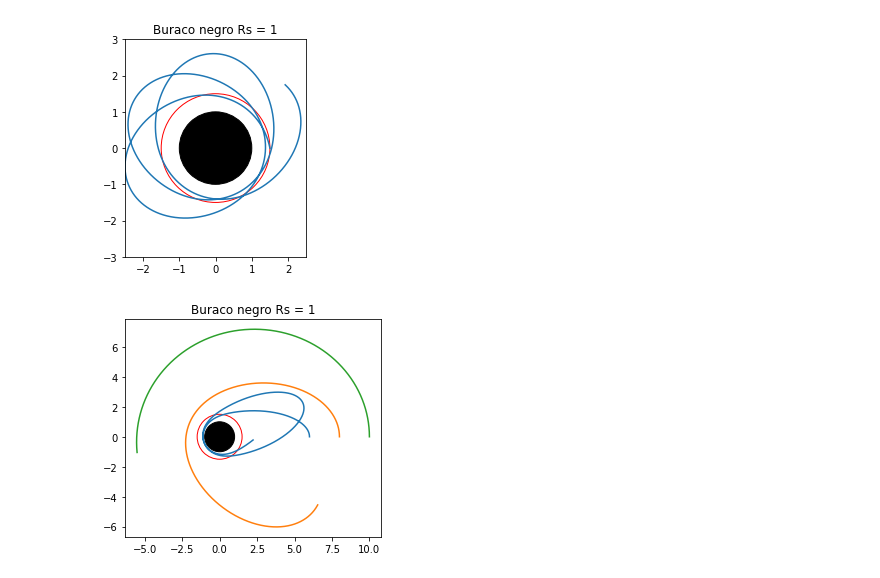
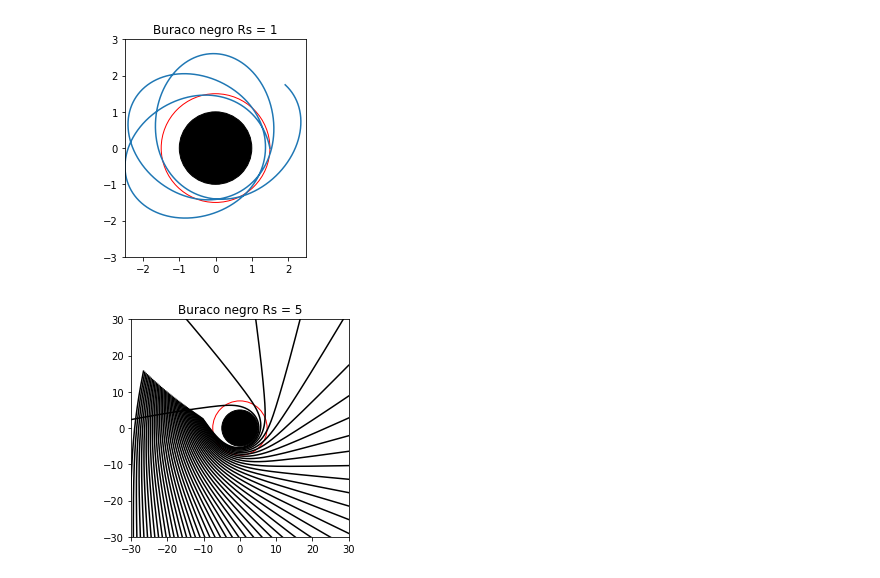
Before and after one commit to andrefcmoraes/RelatividadeGeral, a Jupyter notebook: Geodesicas_MS.ipynb, the cells around one changed output. Drawn from its saved outputs; the diff is of its cells as text; code cells hidden in the pictures.

```diff
--- a/Geodesicas_MS.ipynb
+++ b/Geodesicas_MS.ipynb
@@ -125,45 +68,44 @@ plt.show()
 # %% [output]
 [figure]
 # %%
-Rs = 1
-radiousa = 6*Rs
-radiousb = 8*Rs
-radiousc = 10*Rs
+Rs = 5
+x0 = -9.2
+radious = 1.5*Rs
 def function(x,tau):
   return [-(Rs/(Rs*x[3]-x[3]**2))*x[0]*x[2],
           x[0],
           -0.5*(Rs/(x[3]**2)-(Rs**2)/(x[3]**3))*x[0]**2 -0.5*(-Rs/(x[3]-Rs)**2 + Rs**2/(x[3]*(x[3]-Rs)**2))*x[2]**2-(Rs-x[3])*x[4]**2,
           x[2],
           -(2/x[3])*x[2]*x[4],
           x[4]]
 tau = np.linspace(0,100,10**6)
+################################################################################
+Z = []
+def f(b):
+  ci = [1/np.sqrt(1-Rs/np.sqrt(x0**2+b**2)), 0, x0/np.sqrt(x0**2+b), np.sqrt(x0**2+b**2), 0.08, np.arccos(x0/np.sqrt(x0**2+b))]
+  X = odeint(function, ci, tau)
+  return Z.append(X)
+F = []
 
-cia = [1/np.sqrt(1-Rs/radiousa), 0, -0, radiousa, 0.018, 0]
-Xa = odeint(function, cia, tau)
-xa = Xa[:,3]*np.cos(Xa[:,5])
-ya = Xa[:,3]*np.sin(Xa[:,5])
-
-cib = [1/np.sqrt(1-Rs/radiousb), 0, 0, radiousb, 0.018, 0]
-Xb = odeint(function, cib, tau)
-xb = Xb[:,3]*np.cos(Xb[:,5])
-yb = Xb[:,3]*np.sin(Xb[:,5])
-
-cic = [1/np.sqrt(1-Rs/radiousc), 0, 0, radiousc, 0.018, 0]
-Xc = odeint(function, cic, tau)
-xc = Xc[:,3]*np.cos(Xc[:,5])
-yc = Xc[:,3]*np.sin(Xc[:,5])
+NX = []
+NY = []
+for i in range(50):
+  f(0.5*i+5)
+  NX.append(Z[i][:,3]*np.cos(Z[i][:,5]))
+  NY.append(Z[i][:,3]*np.sin(Z[i][:,5]))
 
 figure, axes = plt.subplots()
+for n in range(50):
+  plt.plot(NX[n],NY[n], color = 'black')
 draw_circle = plt.Circle((0, 0), Rs, color='black')
-plt.plot(xa,ya)
-plt.plot(xb,yb)
-plt.plot(xc,yc)
 axes.set_aspect(1)
 draw_circle2 = plt.Circle((0,0), 1.5*Rs,fill=False,ec="red")
 axes.set_aspect(1)
 axes.add_artist(draw_circle2)
 axes.add_artist(draw_circle)
-plt.title('Buraco negro Rs = 1')
+plt.ylim((-30,30))
+plt.xlim((-30,30))
+plt.title('Buraco negro Rs = 5')
 plt.show()
 # %% [output]
-[figure, old version]
+[figure, new version]
```
Also changed, not shown: parts of 3 cells of this notebook.
